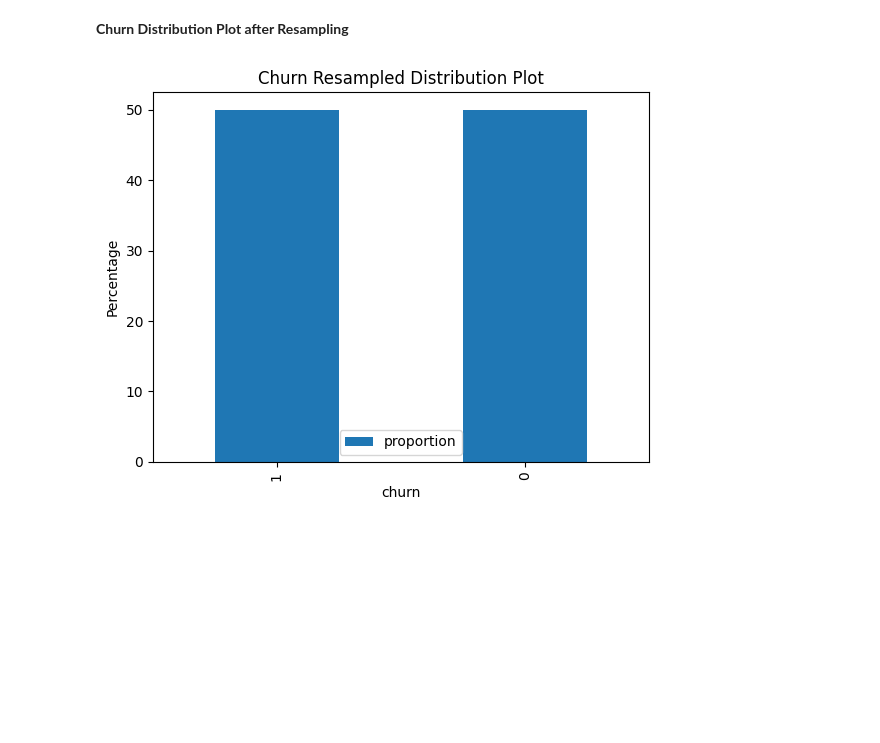
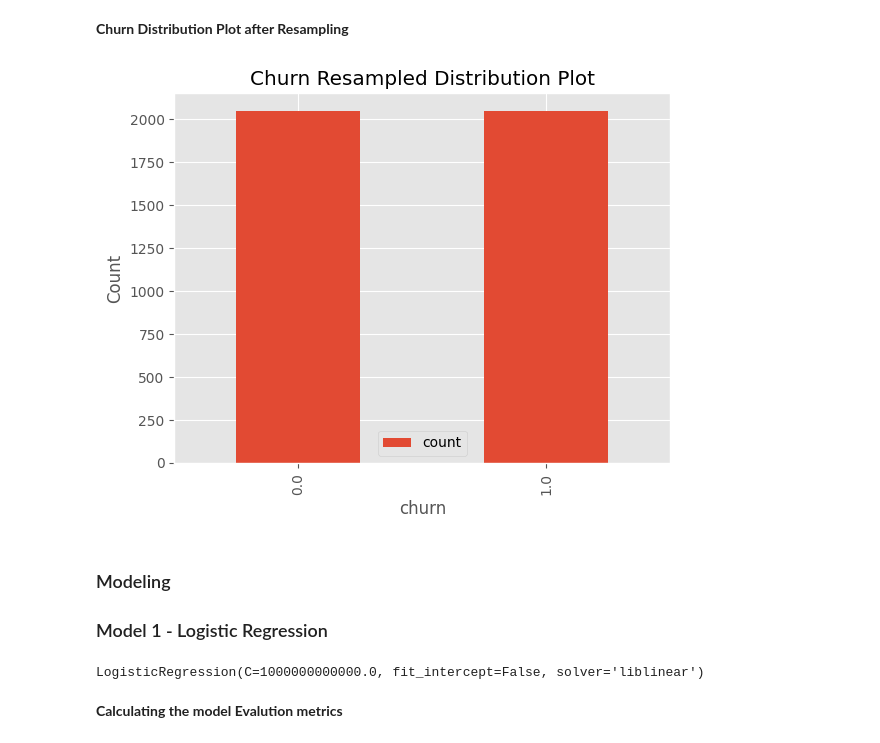
Before and after one commit to D-EKALE/phase-3-final-project, a Jupyter notebook: phase-3-final-project.ipynb, the cells around one changed output. Cells and saved outputs as stored; diff of their text form; code cells hidden in the pictures; blank space fills up the shorter version.

```diff
--- a/phase-3-final-project.ipynb
+++ b/phase-3-final-project.ipynb
@@ -225,6 +243,6 @@ df.head()
 # %% [markdown]
 **Convert Churn to Binary**
 # %%
-df['churn'] = df['churn'].map({False: 0, True: 1})
-df.head()
+df['churn'] = pd.DataFrame(df['churn'].map({False: 0, True: 1}))
+df.churn.value_counts()
 # %% [output]
@@ -240,5 +253,3 @@ Since phone number is not going to be useful, let us just drop it at this point.
-# %%
-df.drop('phone number', axis=1, inplace=True)
 # %% [markdown]
 **Convert Categorical Variables to numeric**
 # %%
@@ -263,0 +269,7 @@ df
+# %%
+from sklearn.preprocessing import MinMaxScaler
+
+scaler = MinMaxScaler()
+numerical_columns = df.select_dtypes(include=[np.number]).columns
+df[numerical_columns] = scaler.fit_transform(df[numerical_columns])
+df.head()
@@ -281,11 +294,26 @@ X_test_transformed = scaler.transform(X_test)
 SMOTE (Synthetic Minority Oversampling Technique) is an oversampling technique used to address class imbalance in a dataset. It involves generating synthetic samples for the minority class by interpolating between neighboring instances. This helps to overcome the overfitting issue that can arise from random oversampling.
 # %%
 from imblearn.over_sampling import SMOTE
-X_train_resampled, y_train_resampled = SMOTE().fit_resample(X_train_transformed, y_train)
+X_train_resampled, y_train_resampled = SMOTE(k_neighbors=5, random_state=123).fit_resample(X_train, y_train)
 # %% [markdown]
 **Churn Distribution Plot after Resampling**
 # %%
-df_y_resampled = pd.DataFrame(y_train_resampled.value_counts(normalize=True))*100
-df_y_resampled.plot(kind='bar', title='Churn Resampled Distribution Plot', ylabel="Percentage");
+df_y_resampled = pd.DataFrame(y_train_resampled.value_counts())
+df_y_resampled.plot(kind='bar', title='Churn Resampled Distribution Plot', ylabel="Count");
 # %% [output]
-[figure, old version]
+[figure, new version]
+# %% [markdown]
+### Modeling
+### Model 1 - Logistic Regression
+# %%
+# Import the necessary classifiers
+from sklearn.linear_model import LogisticRegression
+# Create a logistic regression model
+logreg = LogisticRegression(fit_intercept=False, C=1e12, solver='liblinear')
+
+# Fit the model on the resampled training data
+logreg.fit(X_train_resampled, y_train_resampled)
+# %% [output]
+LogisticRegression(C=1000000000000.0, fit_intercept=False, solver='liblinear')
+# %% [markdown]
+**Calculating the model Evalution metrics**
```
Also changed, not shown: parts of 41 cells of this notebook.
